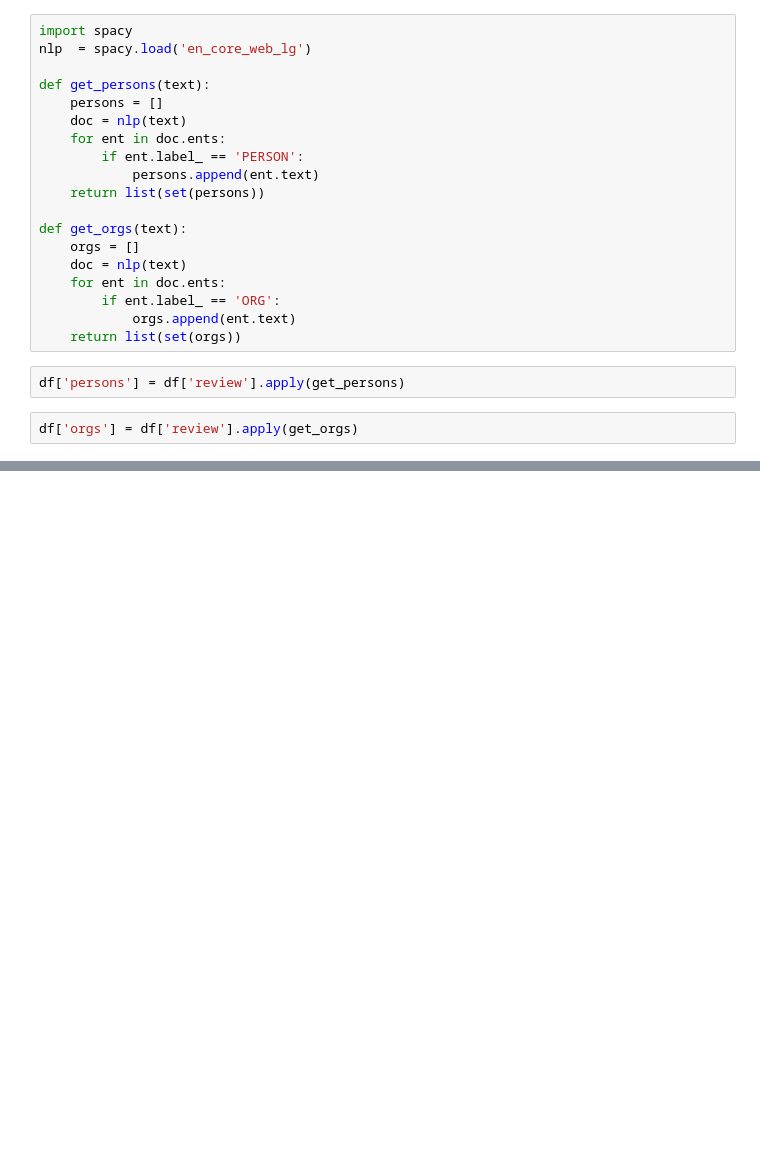
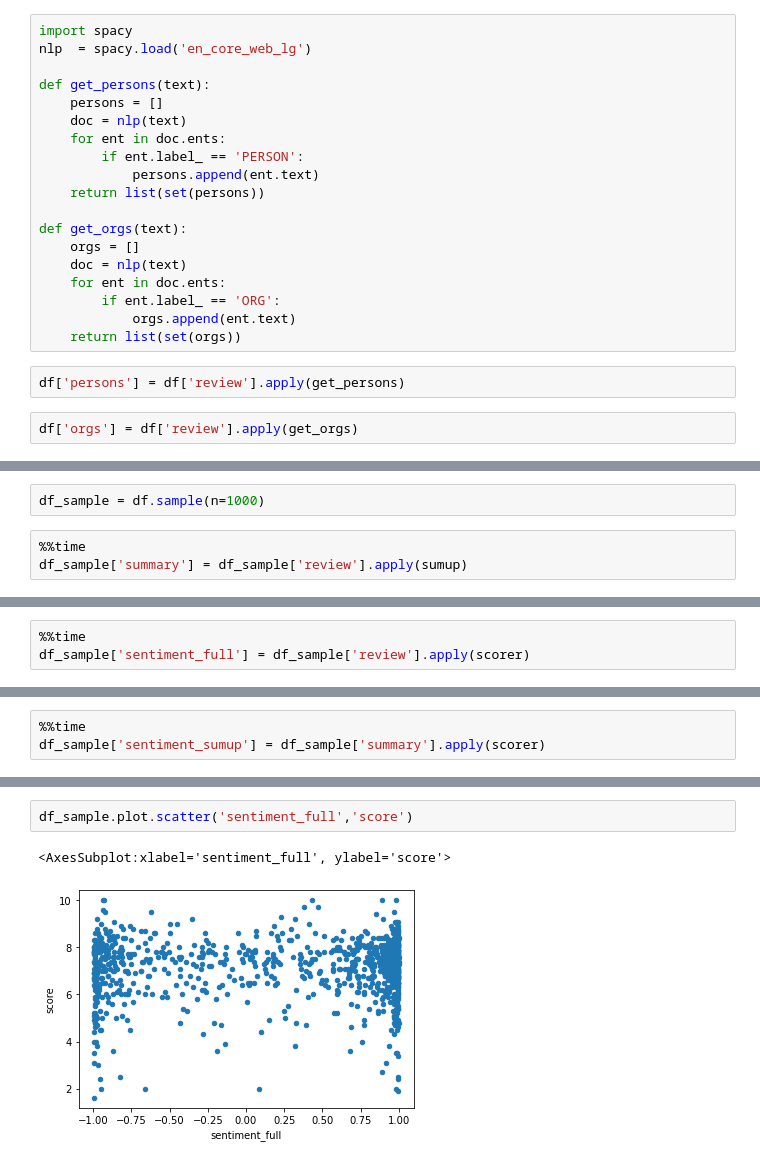
Before and after one commit to emileDesmaili/mypitchfork, a Jupyter notebook: notebooks/p4k_explorer.ipynb, the cells around one changed output, grey strips where cells are left out. Cells and saved outputs as stored; diff of their text form; blank space fills up the shorter version.

```diff
--- a/notebooks/p4k_explorer.ipynb
+++ b/notebooks/p4k_explorer.ipynb
@@ -62,0 +169,5 @@ df['orgs'] = df['review'].apply(get_orgs)
+# %%
+df_sample = df.sample(n=1000)
+# %%
+%%time
+df_sample['summary'] = df_sample['review'].apply(sumup)
@@ -62,0 +177,3 @@ df['orgs'] = df['review'].apply(get_orgs)
+# %%
+%%time
+df_sample['sentiment_full'] = df_sample['review'].apply(scorer)
@@ -62,0 +183,3 @@ df['orgs'] = df['review'].apply(get_orgs)
+# %%
+%%time
+df_sample['sentiment_sumup'] = df_sample['summary'].apply(scorer)
@@ -62,0 +189,5 @@ df['orgs'] = df['review'].apply(get_orgs)
+# %%
+df_sample.plot.scatter('sentiment_full','score')
+# %% [output]
+<AxesSubplot:xlabel='sentiment_full', ylabel='score'>
+[figure, added]
```
Also changed, not shown: parts of 27 cells of this notebook, 3 other files.
